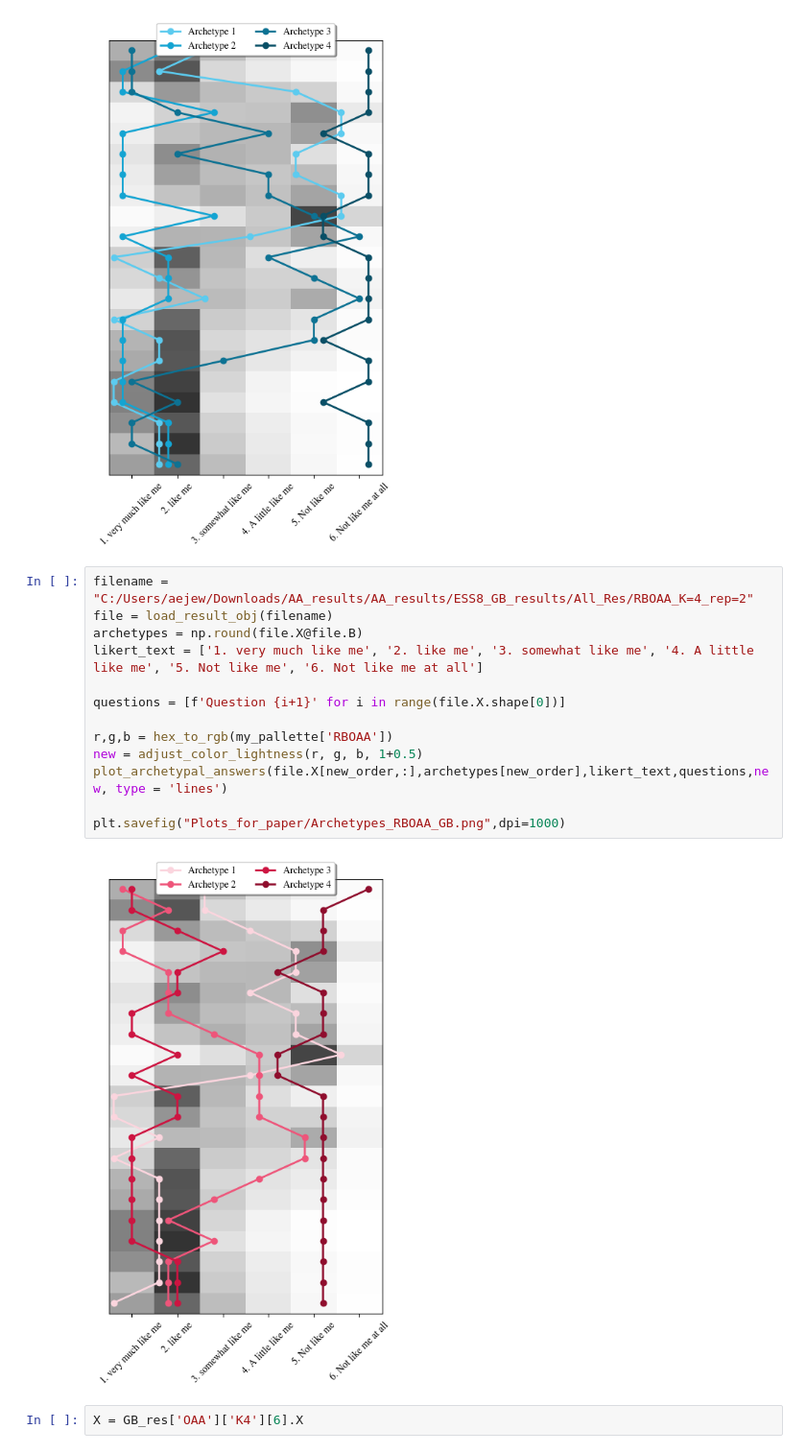
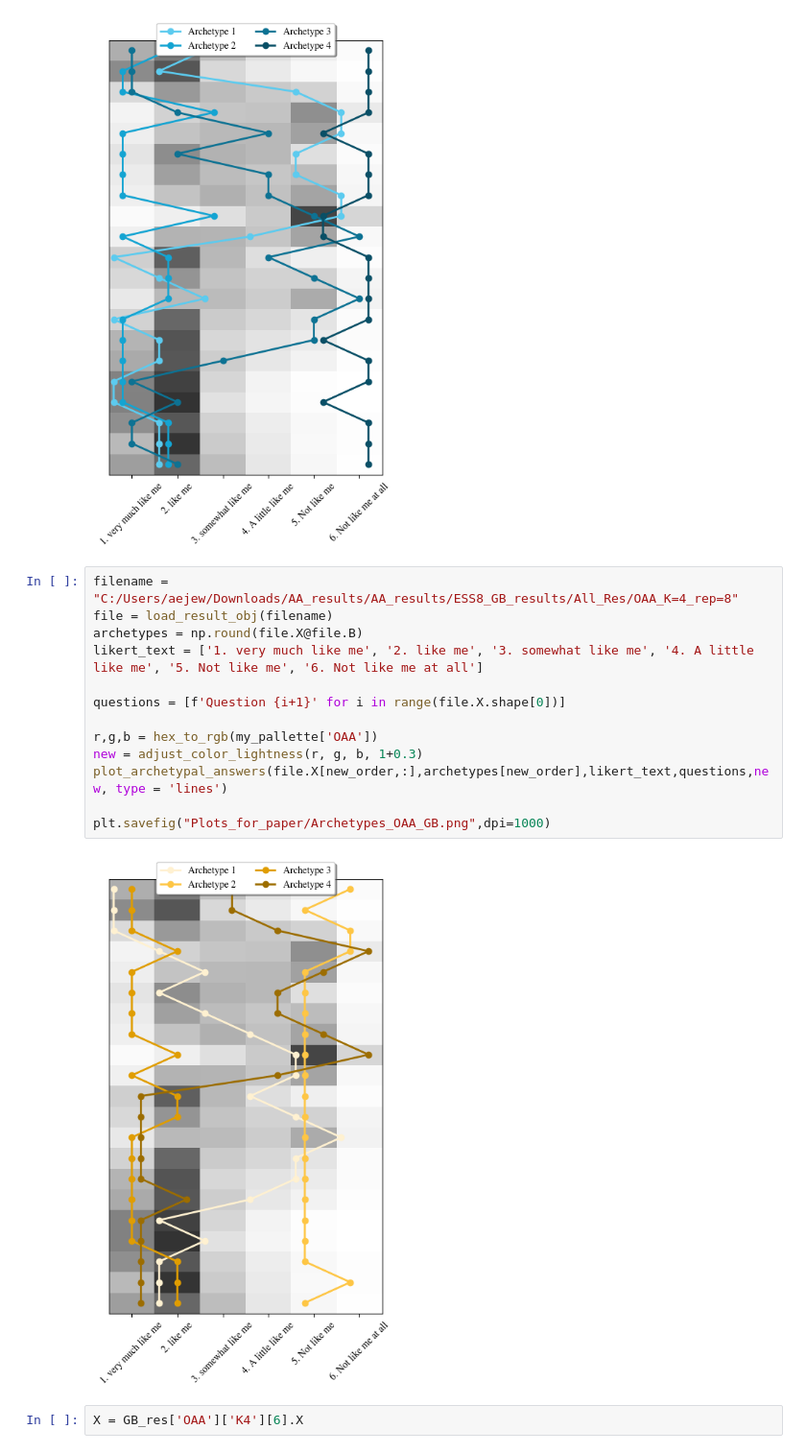
Before and after one commit to Maplewarrior/OrdinalArchetypalAnalysis, a Jupyter notebook: real_data_plots_Emilie.ipynb, the cells around one changed output. Shown at 96% size. Drawn from its saved outputs; the diff is of its cells as text.

```diff
--- a/real_data_plots_Emilie.ipynb
+++ b/real_data_plots_Emilie.ipynb
@@ -813,20 +813,20 @@ plt.savefig("Plots_for_paper/Archetypes_TSAA_GB.png",dpi=1000)
 # %% [output]
 [figure]
 # %%
-filename = "C:/Users/aejew/Downloads/AA_results/AA_results/ESS8_GB_results/All_Res/RBOAA_K=4_rep=2"
+filename = "C:/Users/aejew/Downloads/AA_results/AA_results/ESS8_GB_results/All_Res/OAA_K=4_rep=8"
 file = load_result_obj(filename)
 archetypes = np.round(file.X@file.B)
 likert_text = ['1. very much like me', '2. like me', '3. somewhat like me', '4. A little like me', '5. Not like me', '6. Not like me at all']
 
 questions = [f'Question {i+1}' for i in range(file.X.shape[0])]
 
-r,g,b = hex_to_rgb(my_pallette['RBOAA'])
-new = adjust_color_lightness(r, g, b, 1+0.5)
+r,g,b = hex_to_rgb(my_pallette['OAA'])
+new = adjust_color_lightness(r, g, b, 1+0.3)
 plot_archetypal_answers(file.X[new_order,:],archetypes[new_order],likert_text,questions,new, type = 'lines')
 
-plt.savefig("Plots_for_paper/Archetypes_RBOAA_GB.png",dpi=1000)
+plt.savefig("Plots_for_paper/Archetypes_OAA_GB.png",dpi=1000)
 # %% [output]
-[figure, old version]
+[figure, new version]
 # %%
 X = GB_res['OAA']['K4'][6].X
 # %%
```
Also changed, not shown: parts of 2 cells of this notebook, 2 other files.
